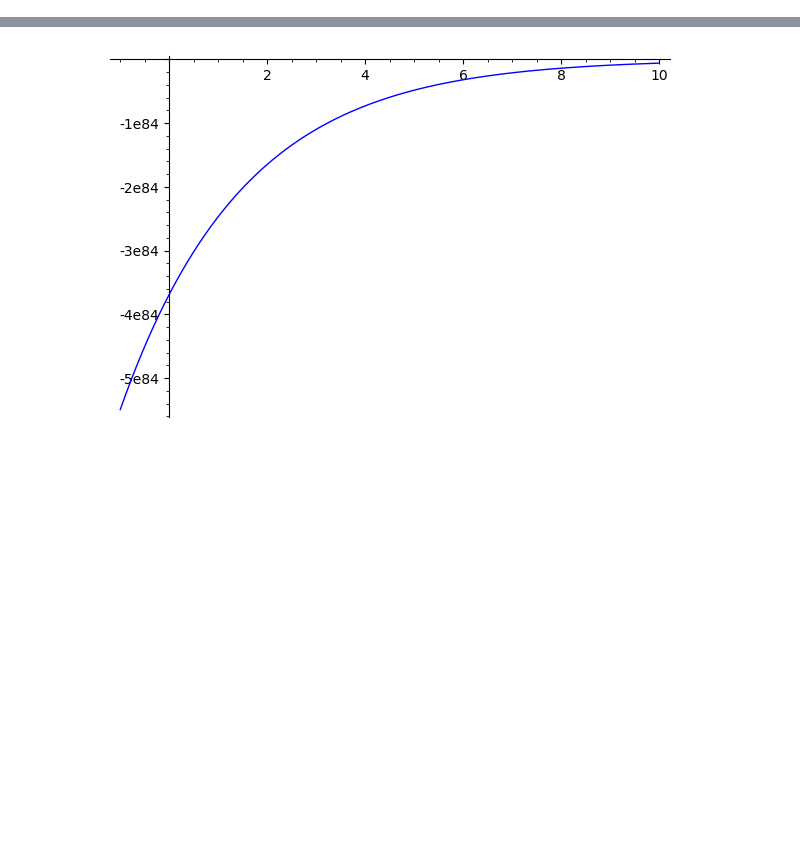
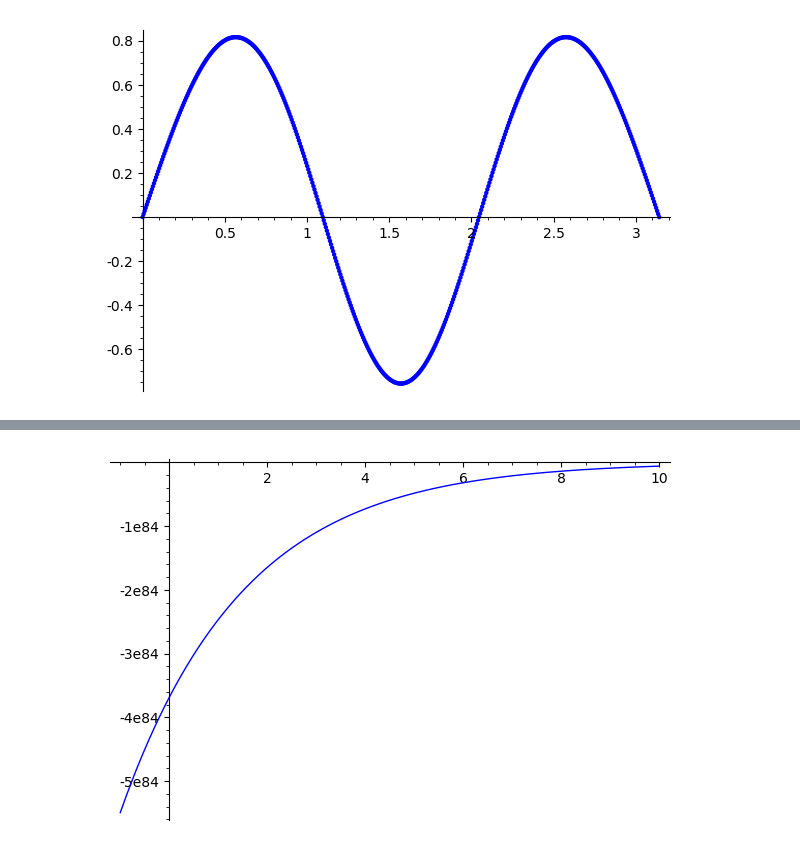
Before and after one commit to twist-numerical/matslise, a Jupyter notebook: notebooks/test_pyslise.ipynb, the cells around one changed output, grey strips where cells are left out. Saved outputs shown, nothing was run; the diff lists cells and outputs as text; code cells hidden in the pictures; blank space fills up the shorter version.

```diff
--- a/notebooks/test_pyslise.ipynb
+++ b/notebooks/test_pyslise.ipynb
@@ -8,0 +10,3 @@ p.propagate(0,[0,1],-5.5,5)
+# %%
+Es = p.computeEigenvaluesByIndex(0,10, y0, y1)
+Es
@@ -8,0 +23,5 @@ p.propagate(0,[0,1],-5.5,5)
+# %%
+xs = np.linspace(RDF(0), RDF(pi), 500)
+list_plot(zip(xs, p.computeEigenfunction(Es[2][1], y0, y1, xs)[0]))
+# %% [output]
+[figure, added]
```
Also changed, not shown: parts of 13 cells of this notebook, 21 other files.
